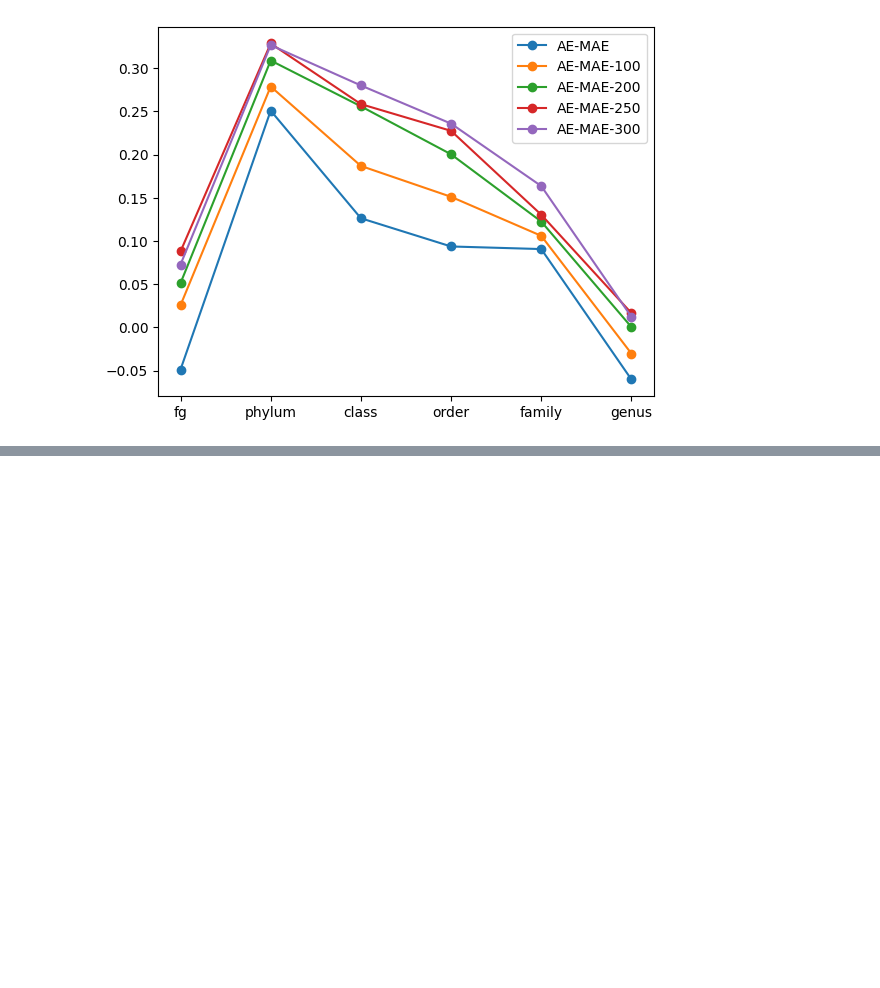
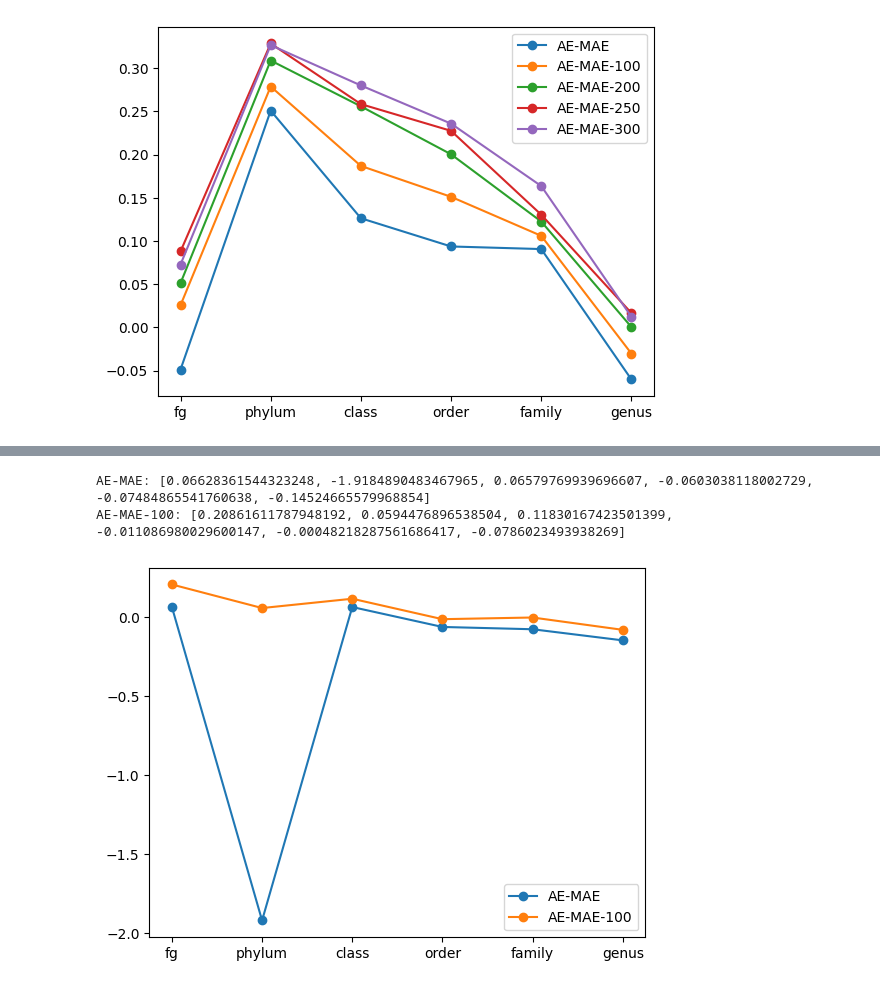
Before and after one commit to Vincent-Therrien/micropyome, a Jupyter notebook: demos/autoencoder.ipynb, the cells around one changed output, grey strips where cells are left out. Drawn from its saved outputs; the diff is of its cells as text; code cells hidden in the pictures; blank space fills up the shorter version.

```diff
--- a/demos/autoencoder.ipynb
+++ b/demos/autoencoder.ipynb
@@ -640,0 +844,30 @@ AE-MAE-300: [0.07275268309722277, 0.3268286383733485, 0.28016965430134294, 0.235
+# %%
+class AutoEncoder(torch.nn.Module):
+    def __init__(self, n_in, n_out):
+        super().__init__()
+        self.encoder = nn.Sequential(
+            nn.Linear(n_in, 64),
+            nn.ReLU(),
+            nn.Linear(64, 32),
+            nn.ReLU(),
+            nn.Linear(32, 16),
+            nn.ReLU(),
+        )
+        self.decoder = nn.Sequential(
+            nn.Linear(16, n_out),
+            nn.ReLU(),
+            nn.Linear(n_out, n_out),
+            nn.Softmax(1)
+        )
+
+    def forward(self, x):
+        encoded = self.encoder(x)
+        decoded = self.decoder(encoded)
+        return decoded
+
+
+models = {
+    "AE-MAE": Regressor(AutoEncoder, nn.L1Loss(), 50),
+    "AE-MAE-100": Regressor(AutoEncoder, nn.L1Loss(), 100)
+}
+results = regression.train_evaluate_models_multiple_taxa(models, X, Y, threshold=0.01, k_fold=5)
@@ -640,0 +892,6 @@ AE-MAE-300: [0.07275268309722277, 0.3268286383733485, 0.28016965430134294, 0.235
+# %%
+graph_results(models, results)
+# %% [output]
+AE-MAE: [0.06628361544323248, -1.9184890483467965, 0.06579769939696607, -0.0603038118002729, -0.07484865541760638, -0.14524665579968854]
+AE-MAE-100: [0.20861611787948192, 0.0594476896538504, 0.11830167423501399, -0.011086980029600147, -0.00048218287561686417, -0.0786023493938269]
+[figure, added]
```
Also changed, not shown: parts of 12 cells of this notebook, 6 other files.
